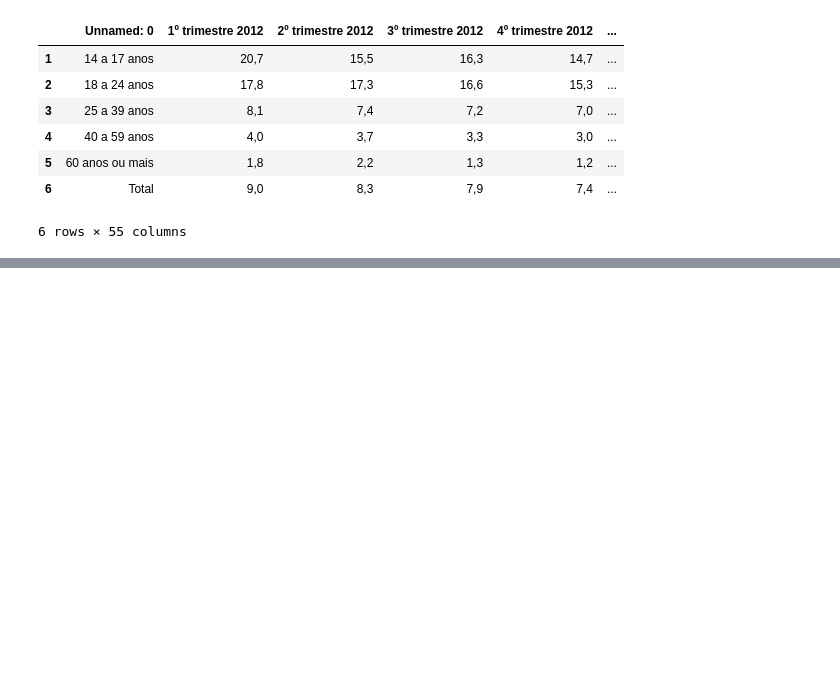
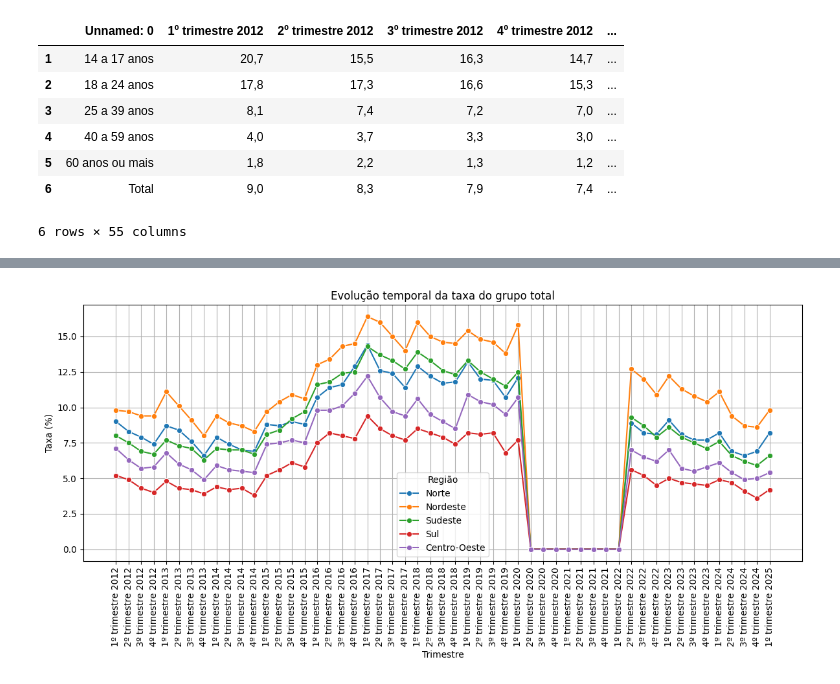
Before and after one commit to KaiqueFalcao/AV3, a Jupyter notebook: AV3.ipynb, the cells around one changed output, grey strips where cells are left out. Drawn from its saved outputs; the diff is of its cells as text; code cells hidden in the pictures; blank space fills up the shorter version.

```diff
--- a/AV3.ipynb
+++ b/AV3.ipynb
@@ -220,0 +281,31 @@ KeyError: 'Estado'
+# %%
+import seaborn as sns
+import matplotlib.pyplot as plt
+import pandas as pd
+
+# Filtra apenas a linha da faixa etária 18 a 24 anos
+df_serie = df_concat[df_concat.iloc[:, 0] == 'Total'].drop(columns=['Unnamed: 0'])
+
+# Transforma de wide para long
+df_melted = df_serie.melt(id_vars='Região', var_name='Trimestre', value_name='Taxa')
+
+# Trata as colunas
+df_melted = df_melted[df_melted['Trimestre'].notna()]
+df_melted['Trimestre'] = df_melted['Trimestre'].astype(str)
+df_melted['Taxa'] = df_melted['Taxa'].astype(str).str.replace(',', '.')
+df_melted['Taxa'] = pd.to_numeric(df_melted['Taxa'], errors='coerce')
+
+# Ordena os trimestres cronologicamente (opcional)
+df_melted['Trimestre'] = pd.Categorical(df_melted['Trimestre'], ordered=True, categories=sorted(df_melted['Trimestre'].unique(), key=lambda x: (x[-4:], x[:2])))
+
+# Plota
+plt.figure(figsize=(12, 6))
+sns.lineplot(data=df_melted, x='Trimestre', y='Taxa', hue='Região', marker='o')
+plt.title('Evolução temporal da taxa do grupo total')
+plt.xticks(rotation=90)
+plt.ylabel('Taxa (%)')
+plt.tight_layout()
+plt.grid(True)
+plt.show()
+# %% [output]
+[figure, added]
```
Also changed, not shown: parts of 12 cells of this notebook.
